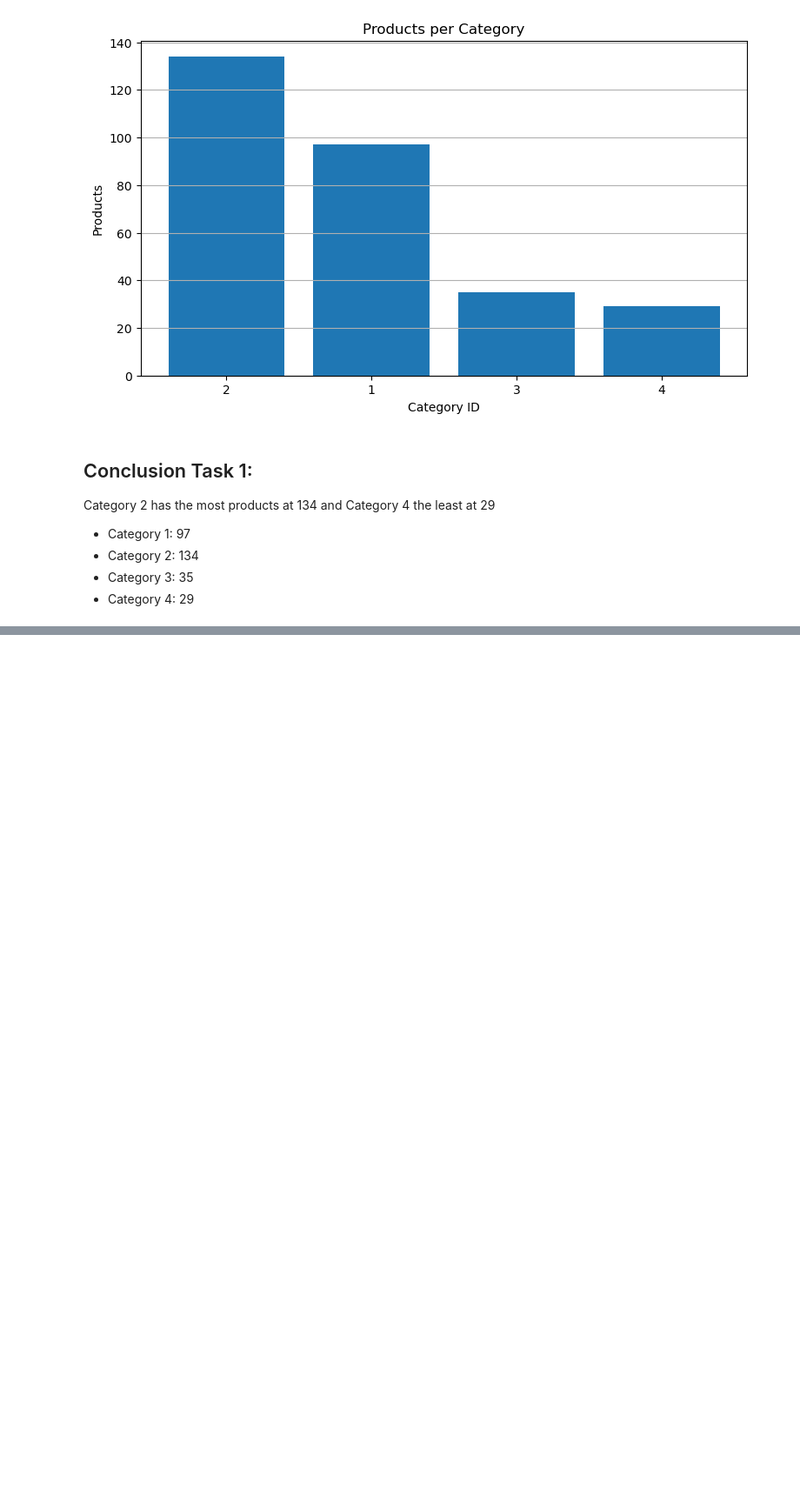
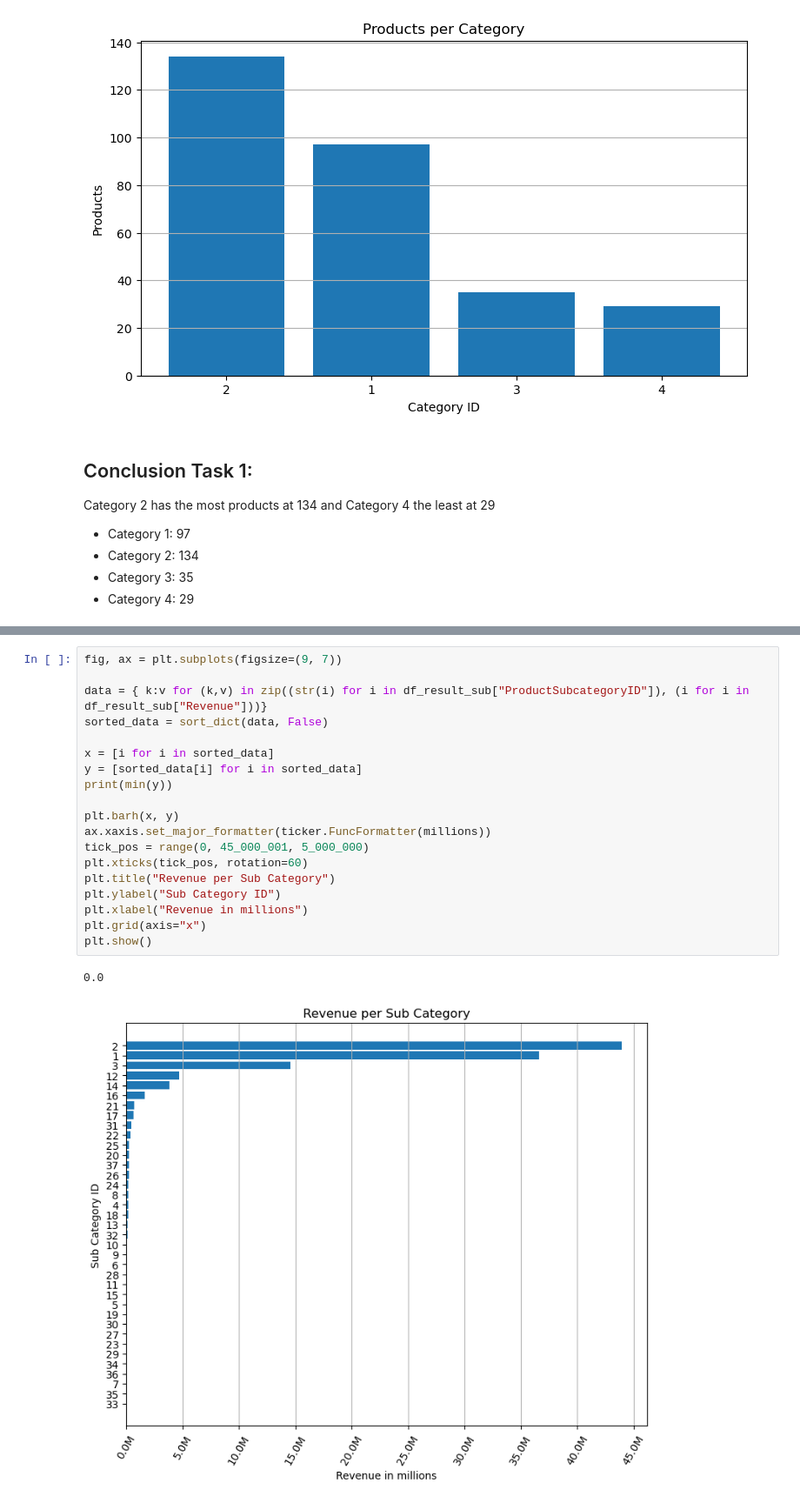
Before and after one commit to markusgunnar/AdventureWorks2025, a Jupyter notebook: Results_Rework.ipynb, the cells around one changed output, grey strips where cells are left out. Shown at 87% size. Drawn from its saved outputs; the diff is of its cells as text; blank space fills up the shorter version.

```diff
--- a/Results_Rework.ipynb
+++ b/Results_Rework.ipynb
@@ -123,0 +271,22 @@ Category 2 has the most products at 134 and Category 4 the least at 29
+# %%
+fig, ax = plt.subplots(figsize=(9, 7))
+
+data = { k:v for (k,v) in zip((str(i) for i in df_result_sub["ProductSubcategoryID"]), (i for i in df_result_sub["Revenue"]))}
+sorted_data = sort_dict(data, False)
+
+x = [i for i in sorted_data]
+y = [sorted_data[i] for i in sorted_data]
+print(min(y))
+
+plt.barh(x, y)
+ax.xaxis.set_major_formatter(ticker.FuncFormatter(millions))
+tick_pos = range(0, 45_000_001, 5_000_000)
+plt.xticks(tick_pos, rotation=60)
+plt.title("Revenue per Sub Category")
+plt.ylabel("Sub Category ID")
+plt.xlabel("Revenue in millions")
+plt.grid(axis="x")
+plt.show()
+# %% [output]
+0.0
+[figure, added]
```
Also changed, not shown: parts of 51 cells of this notebook, 5 other files.
